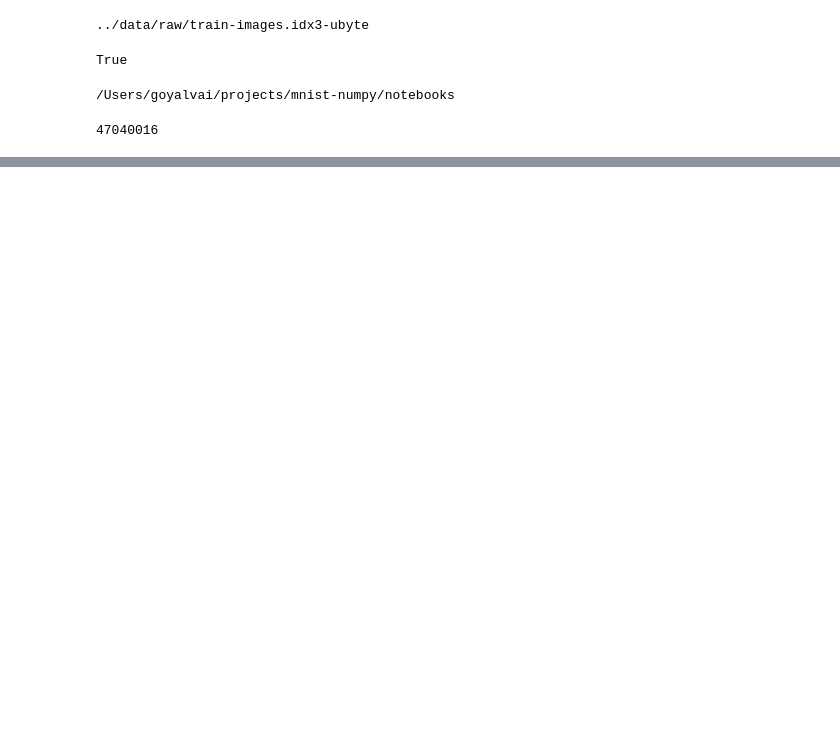
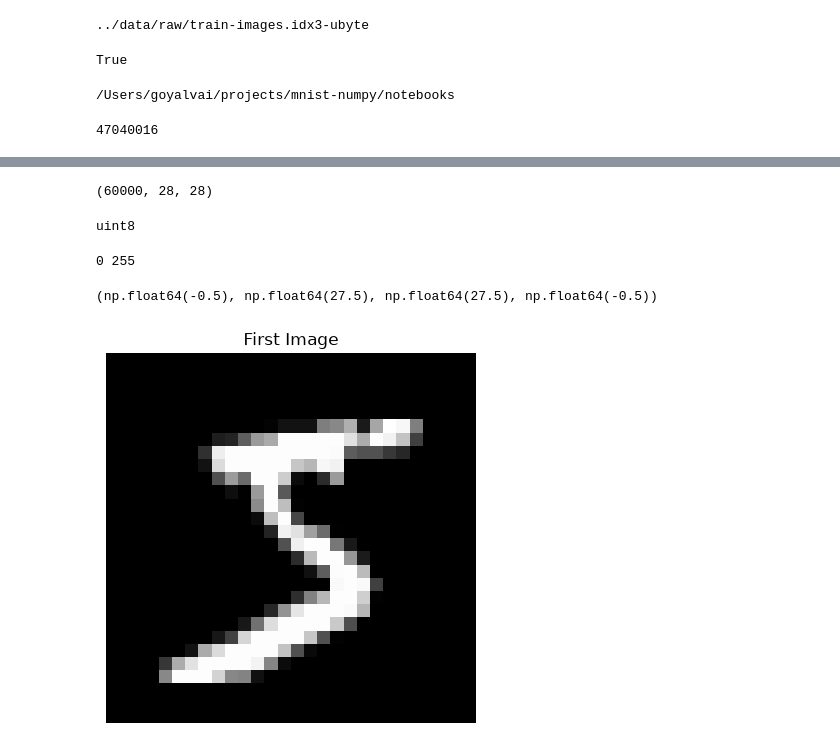
Before and after one commit to vgoyalgomc/mnist-numpy, a Jupyter notebook: notebooks/01_explore_data.ipynb, the cells around one changed output, grey strips where cells are left out. Drawn from its saved outputs; the diff is of its cells as text; code cells hidden in the pictures; blank space fills up the shorter version.

```diff
--- a/notebooks/01_explore_data.ipynb
+++ b/notebooks/01_explore_data.ipynb
@@ -20,3 +20,6 @@ print(Path.cwd())
 print(train_images_path.stat().st_size)
 # %% [output]
 47040016
+# %%
+with open(train_images_path, "rb") as f:
+    header_bytes = f.read(16)
@@ -22,0 +45,8 @@ print(train_images_path.stat().st_size)
+# %%
+with open(train_images_path, "rb") as f:
+    f.seek(16)
+    pixel_bytes = f.read()
+
+train_images = np.frombuffer(pixel_bytes, dtype=np.uint8)
+# %%
+train_images = train_images.reshape(60000,28,28)
@@ -22,0 +73,20 @@ print(train_images_path.stat().st_size)
+# %%
+print(train_images.shape)
+# %% [output]
+(60000, 28, 28)
+# %%
+print(train_images.dtype)
+# %% [output]
+uint8
+# %%
+print(train_images.min(), train_images.max())
+# %% [output]
+0 255
+# %%
+import matplotlib.pyplot as plt
+plt.imshow(train_images[0], cmap="gray")
+plt.title("First Image")
+plt.axis("off")
+# %% [output]
+(np.float64(-0.5), np.float64(27.5), np.float64(27.5), np.float64(-0.5))
+[figure, added]
```
Also changed, not shown: parts of 18 cells of this notebook, 1 other file.
